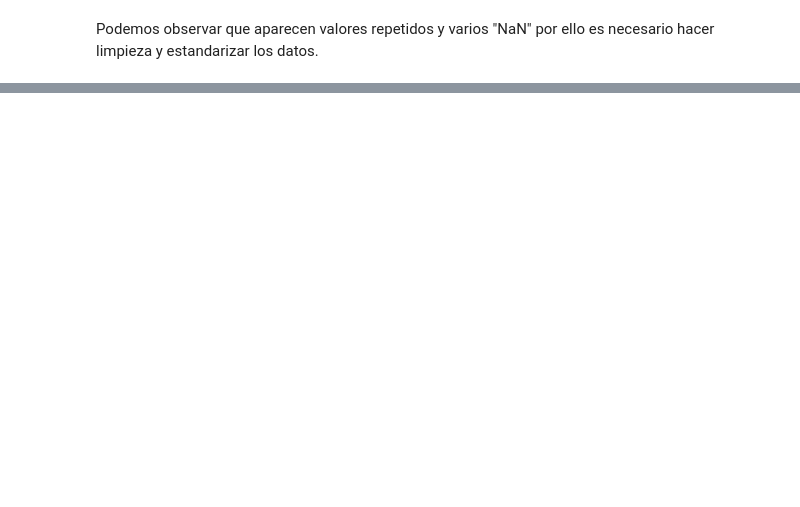
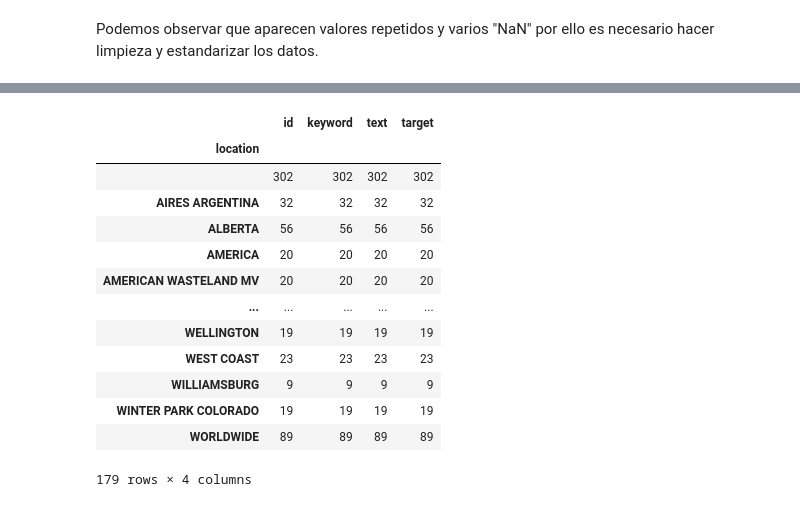
Before and after one commit to ElPapuchon/Proyecto_2_DS, a Jupyter notebook: Proyecto2.ipynb, the cells around one changed output, grey strips where cells are left out. Cells and saved outputs as stored; diff of their text form; code cells hidden in the pictures; blank space fills up the shorter version.

```diff
--- a/Proyecto2.ipynb
+++ b/Proyecto2.ipynb
@@ -194,0 +251,25 @@ tokens(words): 64678
+# %%
+data["location"] = data["location"].str.upper()
+# %%
+X = data["location"]
+# %%
+X = limpiar_na(X)
+# %%
+data["location"] = X
+# %%
+data.groupby("location").count()
+# %% [output]
+|  | id | keyword | text | target |
+| location |  |  |  |  |
+|  | 302 | 302 | 302 | 302 |
+| AIRES ARGENTINA | 32 | 32 | 32 | 32 |
+| ALBERTA | 56 | 56 | 56 | 56 |
+| AMERICA | 20 | 20 | 20 | 20 |
+| AMERICAN WASTELAND MV | 20 | 20 | 20 | 20 |
+| ... | ... | ... | ... | ... |
+| WELLINGTON | 19 | 19 | 19 | 19 |
+| WEST COAST | 23 | 23 | 23 | 23 |
+| WILLIAMSBURG | 9 | 9 | 9 | 9 |
+| WINTER PARK COLORADO | 19 | 19 | 19 | 19 |
+| WORLDWIDE | 89 | 89 | 89 | 89 |
+179 rows × 4 columns
```
Also changed, not shown: parts of 60 cells of this notebook.
